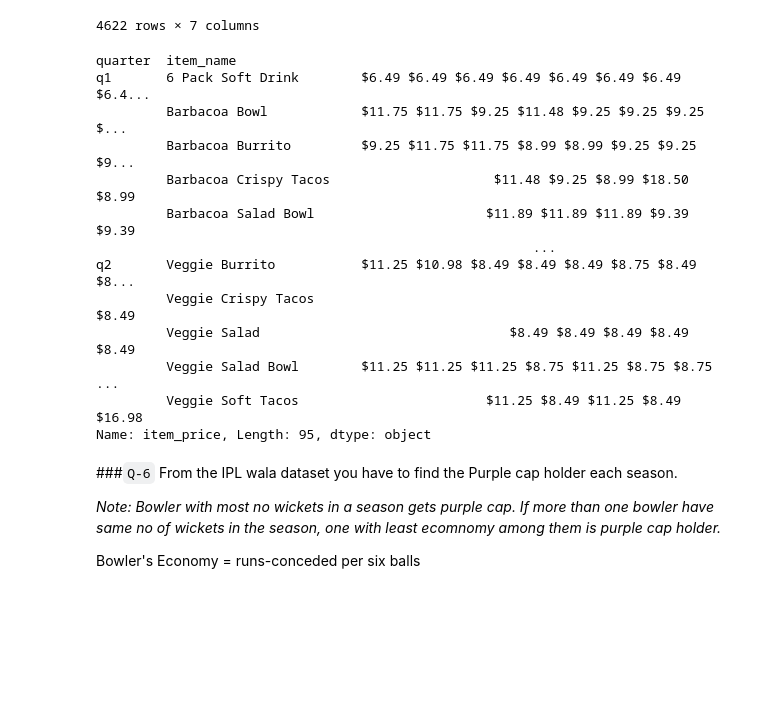
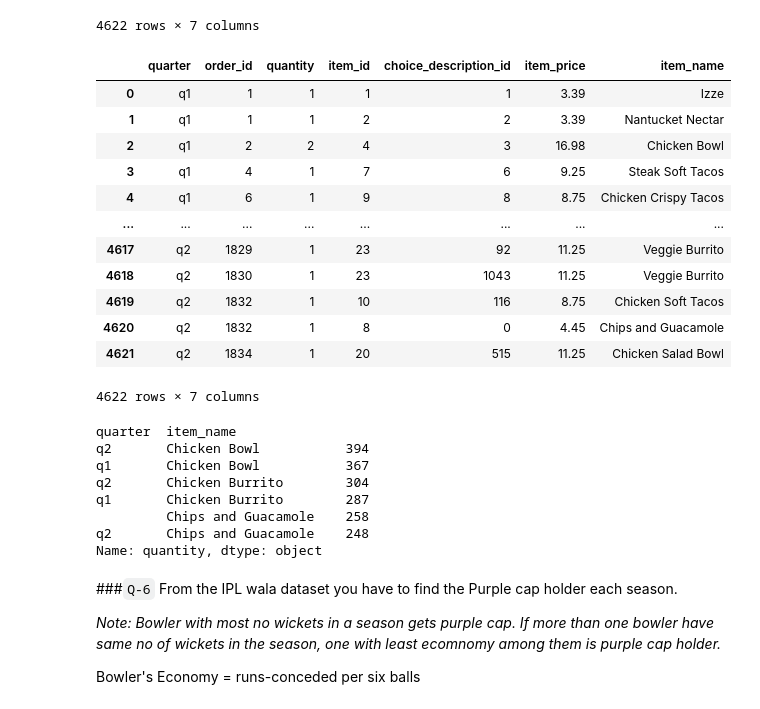
Before and after one commit to singhbhaskar360/Python_ML, a Jupyter notebook: Merging_session_20_task.ipynb, the cells around one changed output. Saved outputs shown, nothing was run; the diff lists cells and outputs as text; code cells hidden in the pictures; blank space fills up the shorter version.

```diff
--- a/Merging_session_20_task.ipynb
+++ b/Merging_session_20_task.ipynb
@@ -94,22 +94,35 @@ f_df
 | 4620 | q2 | 1832 | 1 | 8 | 0 | $4.45 | Chips and Guacamole |
 | 4621 | q2 | 1834 | 1 | 20 | 515 | $11.25 | Chicken Salad Bowl |
 4622 rows × 7 columns
-# %%
-f_df.groupby(['quarter','item_name'])["item_price"].sum()
-# %% [output]
-quarter  item_name
-q1       6 Pack Soft Drink        $6.49 $6.49 $6.49 $6.49 $6.49 $6.49 $6.49 $6.4...
-         Barbacoa Bowl            $11.75 $11.75 $9.25 $11.48 $9.25 $9.25 $9.25 $...
-         Barbacoa Burrito         $9.25 $11.75 $11.75 $8.99 $8.99 $9.25 $9.25 $9...
-         Barbacoa Crispy Tacos                     $11.48 $9.25 $8.99 $18.50 $8.99
-         Barbacoa Salad Bowl                      $11.89 $11.89 $11.89 $9.39 $9.39
-                                                        ...
-q2       Veggie Burrito           $11.25 $10.98 $8.49 $8.49 $8.49 $8.75 $8.49 $8...
-         Veggie Crispy Tacos                                                 $8.49
-         Veggie Salad                                $8.49 $8.49 $8.49 $8.49 $8.49
-         Veggie Salad Bowl        $11.25 $11.25 $11.25 $8.75 $11.25 $8.75 $8.75 ...
-         Veggie Soft Tacos                        $11.25 $8.49 $11.25 $8.49 $16.98
-Name: item_price, Length: 95, dtype: object
+# %%
+f_df['item_price'] = f_df['item_price'].replace('[\$,]', '', regex=True).astype(float)
+f_df
+# %% [output]
+|  | quarter | order_id | quantity | item_id | choice_description_id | item_price | item_name |
+| 0 | q1 | 1 | 1 | 1 | 1 | 3.39 | Izze |
+| 1 | q1 | 1 | 1 | 2 | 2 | 3.39 | Nantucket Nectar |
+| 2 | q1 | 2 | 2 | 4 | 3 | 16.98 | Chicken Bowl |
+| 3 | q1 | 4 | 1 | 7 | 6 | 9.25 | Steak Soft Tacos |
+| 4 | q1 | 6 | 1 | 9 | 8 | 8.75 | Chicken Crispy Tacos |
+| ... | ... | ... | ... | ... | ... | ... | ... |
+| 4617 | q2 | 1829 | 1 | 23 | 92 | 11.25 | Veggie Burrito |
+| 4618 | q2 | 1830 | 1 | 23 | 1043 | 11.25 | Veggie Burrito |
+| 4619 | q2 | 1832 | 1 | 10 | 116 | 8.75 | Chicken Soft Tacos |
+| 4620 | q2 | 1832 | 1 | 8 | 0 | 4.45 | Chips and Guacamole |
+| 4621 | q2 | 1834 | 1 | 20 | 515 | 11.25 | Chicken Salad Bowl |
+4622 rows × 7 columns
+# %%
+qg=f_df.groupby(['quarter','item_name'])
+qg['quantity'].sum().sort_values(ascending=False).head(6)
+# %% [output]
+quarter  item_name
+q2       Chicken Bowl           394
+q1       Chicken Bowl           367
+q2       Chicken Burrito        304
+q1       Chicken Burrito        287
+         Chips and Guacamole    258
+q2       Chips and Guacamole    248
+Name: quantity, dtype: object
 # %% [markdown]
 ###`Q-6` From the IPL wala dataset you have to find the Purple cap holder each season.
 
```
